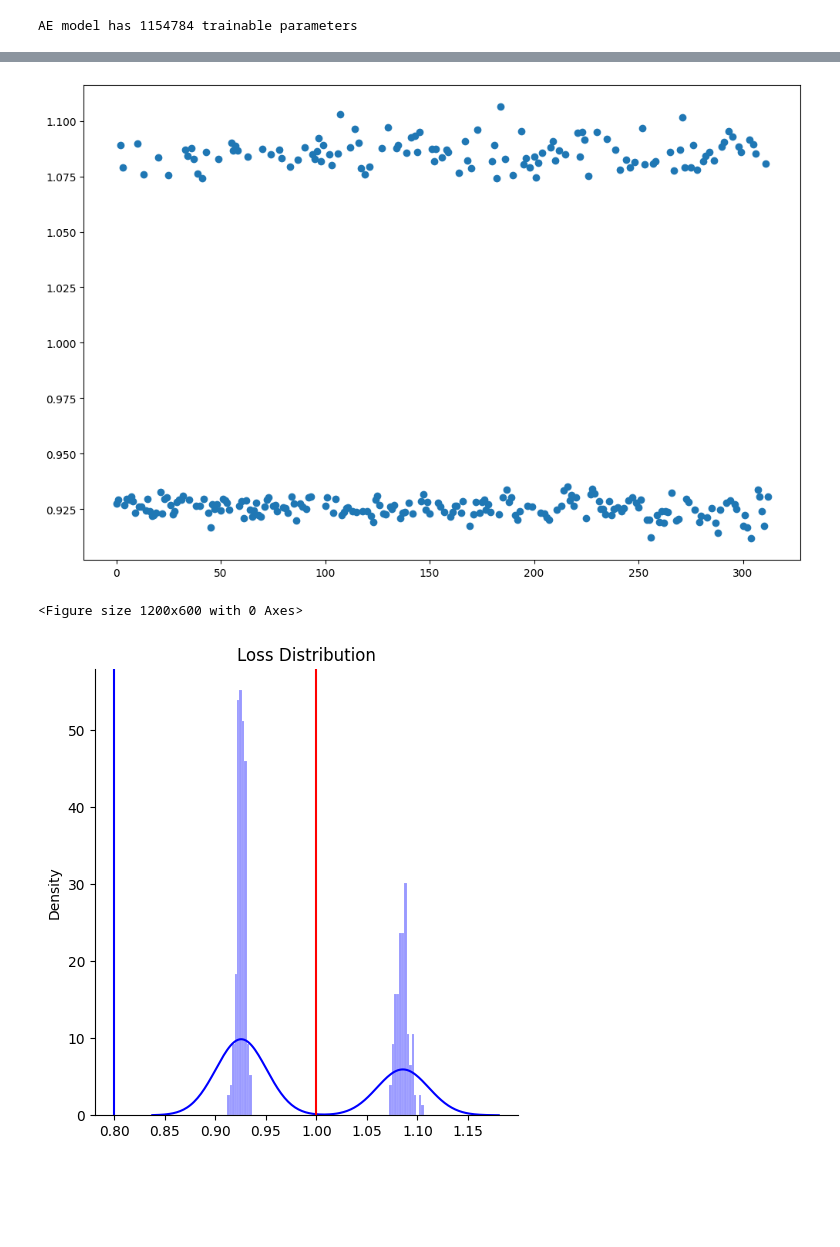
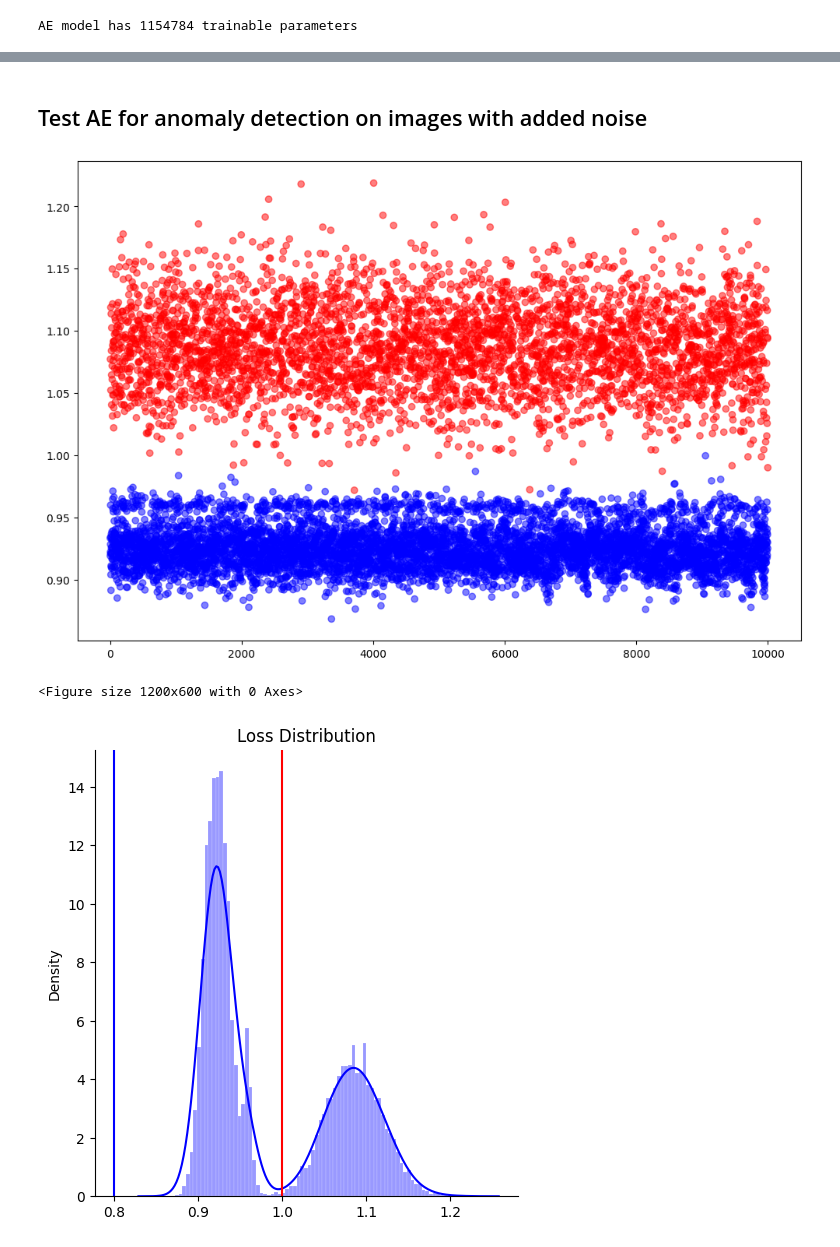
Before and after one commit to SamSamhuns/ml_algo_implementations, a Jupyter notebook: ml_autoencoder/notebooks/autoencoder_anomaly_det.ipynb, the cells around one changed output, grey strips where cells are left out. Drawn from its saved outputs; the diff is of its cells as text; code cells hidden in the pictures; blank space fills up the shorter version.

```diff
--- a/ml_autoencoder/notebooks/autoencoder_anomaly_det.ipynb
+++ b/ml_autoencoder/notebooks/autoencoder_anomaly_det.ipynb
@@ -42,6 +43,7 @@ class AddGaussianNoise(object):
 # %%
 # training hyperparameters
 batch_size = 32
+test_batch_size = 1
 lr = 1e-2         # learning rate
 w_d = 1e-5        # weight decay
 momentum = 0.9
@@ -60,7 +62,7 @@ trainloader = torch.utils.data.DataLoader(trainset, batch_size=batch_size,
 
 testset = torchvision.datasets.MNIST(root='./.data', train=False,
                                        download=True, transform=transform)
-testloader = torch.utils.data.DataLoader(testset, batch_size=batch_size,
+testloader = torch.utils.data.DataLoader(testset, batch_size=test_batch_size,
                                          shuffle=False, num_workers=2)
 # %%
 # display data
@@ -189 +194,3 @@ plt.show()
+# %% [markdown]
+## Test AE for anomaly detection on images with added noise
 # %%
@@ -208,10 +214,12 @@ for bx, (X, _) in enumerate(testloader):
 # %%
 plt.figure(figsize=(12, 8))
 
-plt.scatter(range(len(loss_dist)), loss_dist)
+color_list = ["blue" if label==0 else "red" for label in label_ids]
+
+plt.scatter(range(len(loss_dist)), loss_dist, color=color_list, alpha=0.5)
 plt.show()
 # %% [output]
-[figure, old version]
+[figure, new version]
 # %%
 lower_threshold = 0.8
 upper_threshold = 1.0
@@ -225,7 +233,7 @@ plt.axvline(lower_threshold, 0.0, 10, color='b')
 plt.show()
 # %% [output]
 <Figure size 1200x600 with 0 Axes>
-[figure, old version]
+[figure, new version]
 # %%
 # evaluate anomaly classifier that uses the reconstruction loss and a threshold from our observations
 thres = 1.0  # threshold is based on the figure above
```
Also changed, not shown: parts of 19 cells of this notebook.
